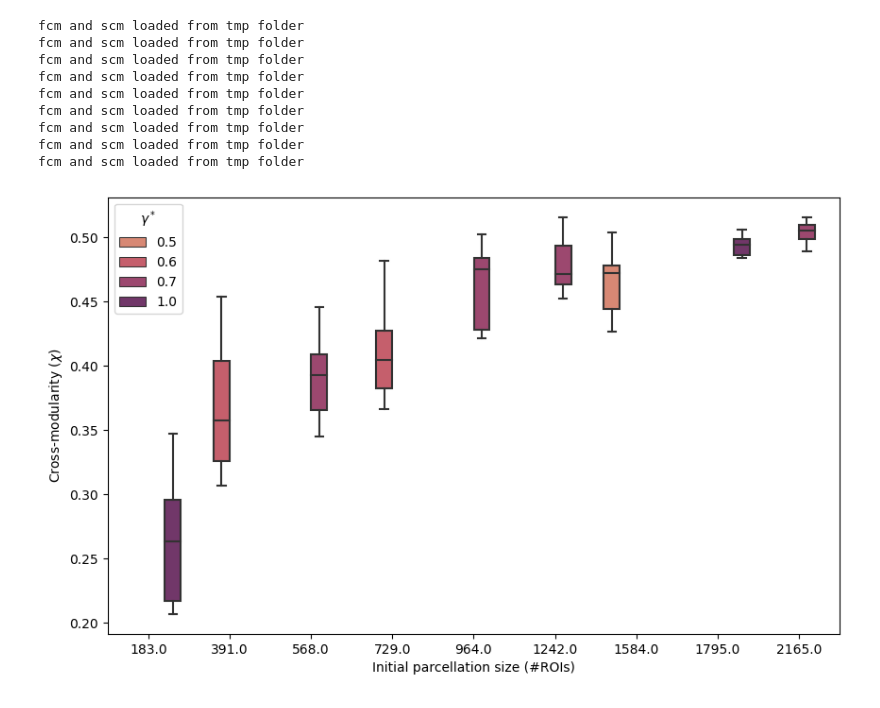
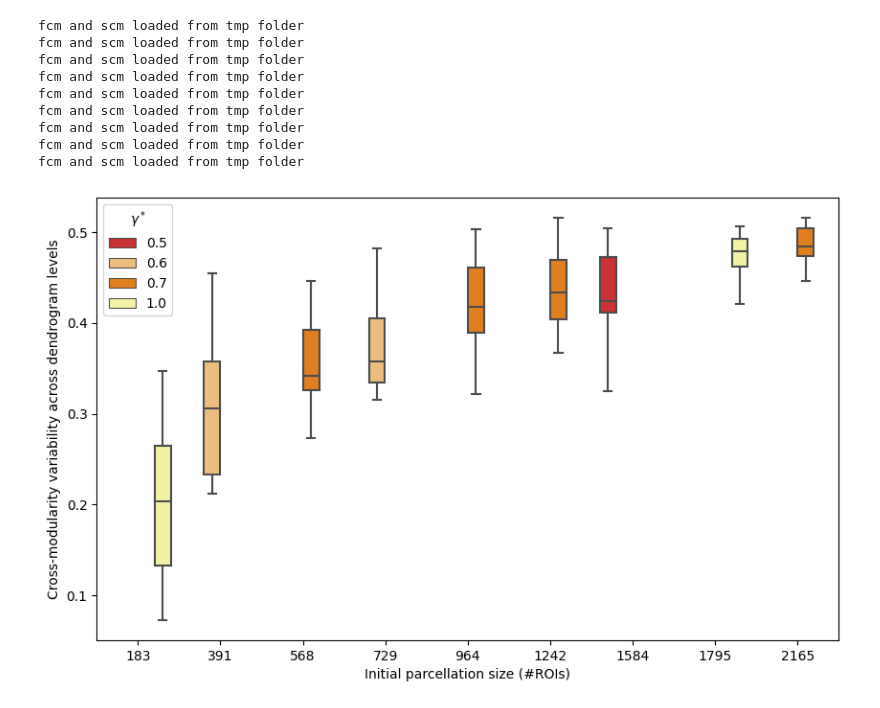
Before and after one commit to compneurobilbao/bha2, a Jupyter notebook: notebooks/03-testing-different-initial-partitions.ipynb, the cells around one changed output. Drawn from its saved outputs; the diff is of its cells as text; code cells hidden in the pictures.

```diff
--- a/notebooks/03-testing-different-initial-partitions.ipynb
+++ b/notebooks/03-testing-different-initial-partitions.ipynb
@@ -13,8 +13,8 @@ project_path = "/workspaces/bha2"
 conn_sizes = [183, 391, 568, 729, 964, 1242, 1584, 1795, 2165]
 gammas_vec = [0.0, 0.1, 0.2, 0.3, 0.4, 0.5, 0.6, 0.7, 0.8, 0.9, 1.0]
 
-lvlmin = 5
-lvlmax = 60
+lvlmin = 2
+lvlmax = 120
 
 df = []
 for conn_size in conn_sizes:
@@ -66,7 +66,7 @@ for conn_size in conn_sizes:
                     "data",
                     "processed",
                     "n" + str(conn_size),
-                    "tree_weighted_correlation_g_" + str(g) + ".json",
+                    "tree_g_" + str(g) + ".json",
                 )
             ).read()
         )
@@ -95,9 +95,10 @@ for conn_size in conn_sizes:
     df.append(pd.DataFrame(np.vstack((crossmod_gammas[:, y[0]],
                         np.array([gammas_vec[y[0]]] * len(crossmod_gammas[:, y[0]])),
                         np.array([conn_size] * len(crossmod_gammas[:, y[0]])))).T,
-                        columns=["Cross-modularity (" + r"$\chi$" + ")", r"$\gamma^*$", "Initial parcellation size (#ROIs)"]))
+                        columns=["Cross-modularity variability across dendrogram levels", r"$\gamma^*$", "Initial parcellation size (#ROIs)"]))
 
 df = pd.concat(df)
+df["Initial parcellation size (#ROIs)"] = df["Initial parcellation size (#ROIs)"].astype(int)
 # %% [output]
 fcm and scm loaded from tmp folder
 fcm and scm loaded from tmp folder
@@ -110,14 +111,17 @@ fcm and scm loaded from tmp folder
 fcm and scm loaded from tmp folder
 # %%
 plt.figure(figsize=(10, 6))
-sns.boxplot(x="Initial parcellation size (#ROIs)", y="Cross-modularity (" + r"$\chi$" + ")", hue=r"$\gamma^*$", data=df, showfliers=False, palette="flare")
+max_gammas = np.where(np.in1d(gammas_vec, np.unique(df[r"$\gamma^*$"])))
+palette_paired = sns.color_palette("Paired", len(gammas_vec))
+palette_max_gammas = [palette_paired[i] for i in max_gammas[0]]
+sns.boxplot(x="Initial parcellation size (#ROIs)", y="Cross-modularity variability across dendrogram levels", hue=r"$\gamma^*$", data=df, showfliers=False, palette=palette_max_gammas)
 plt.savefig(
     os.path.join(
         project_path, "data", "figures", "initial_parcellation_selection.svg"
     ),
     dpi=300,
     bbox_inches="tight",
     format="svg",
 )
 # %% [output]
-[figure, old version]
+[figure, new version]
```
Also changed, not shown: 5 other files.
